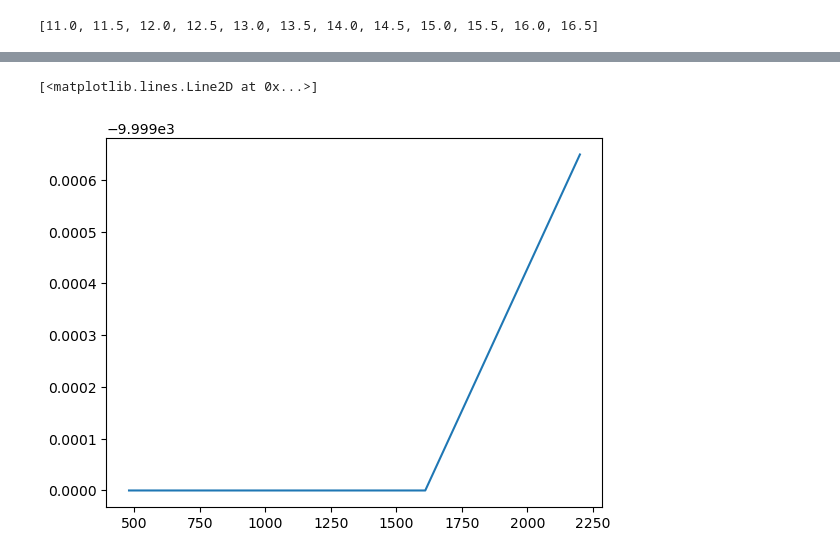
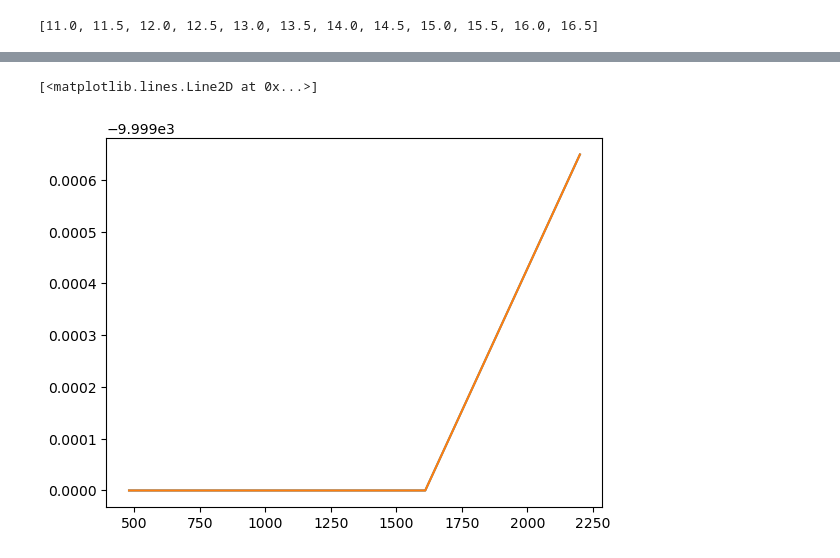
Before and after one commit to earthlab/cross-sensor-cal, a Jupyter notebook: plot_resample.ipynb, the cells around one changed output, grey strips where cells are left out. Saved outputs shown, nothing was run; the diff lists cells and outputs as text; code cells hidden in the pictures.

Commit message:
plot work

```diff
--- a/plot_resample.ipynb
+++ b/plot_resample.ipynb
@@ -26,13 +32,15 @@ np.arange(11, 17, 0.5).tolist()
 # %%
 #plt.plot(envi.wavelengths,original[0])
 rowrange = np.arange(0, envi.columns, 10).tolist()
 colrange = np.arange(0, envi.columns, 10).tolist()
 
 original = envi.get_pixels(rowrange, colrange)
 
 original
-plt.plot(envi.wavelengths,original[0])
+plt.plot(envi.wavelengths,original[5])
+plt.plot(envi.wavelengths,original[10])
+
 #plt.ylim(0,.6)
 # %% [output]
 [<matplotlib.lines.Line2D at 0x...>]
-[figure, old version]
+[figure, new version]
```
Also changed, not shown: parts of 3 cells of this notebook.
